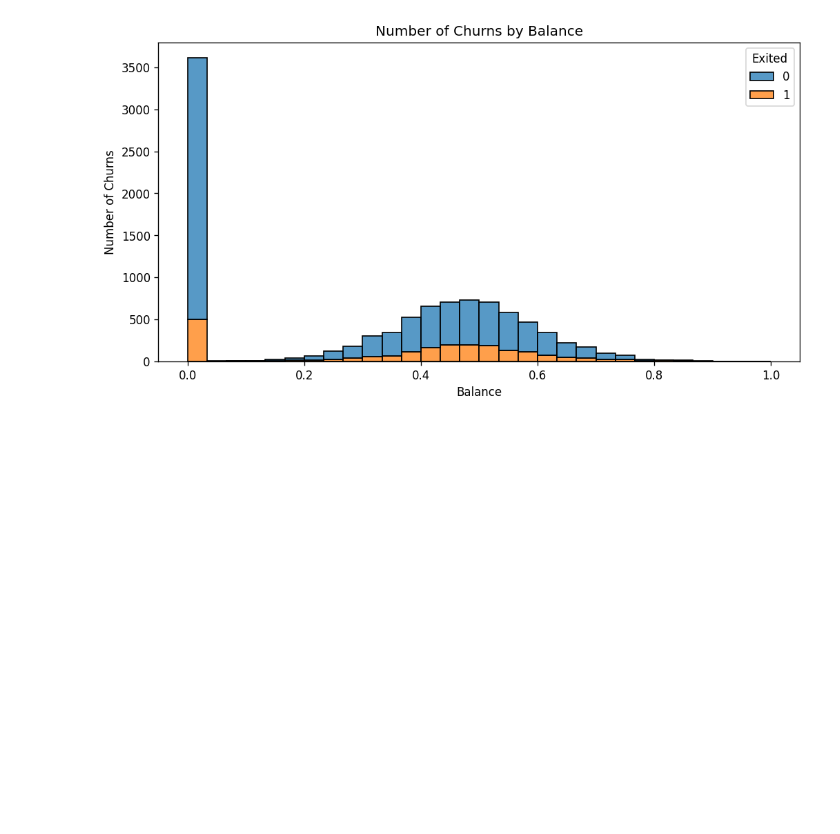
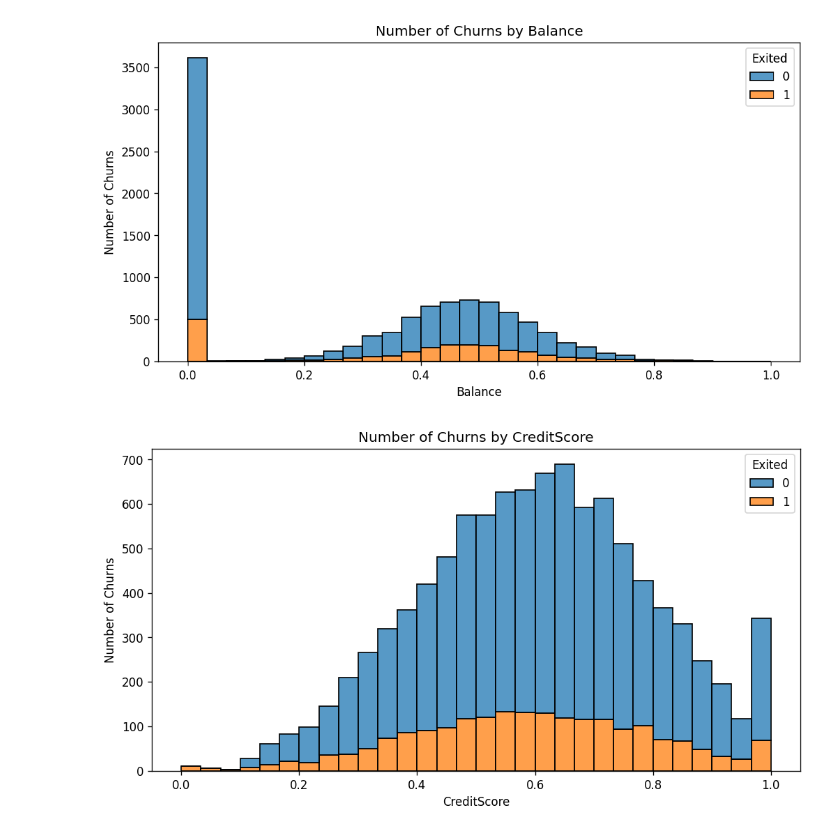
Before and after one commit to tnsonlahh/-DSEB-64A-Group-10_Customer-Churn-Prediction-, a Jupyter notebook: gugugaga.ipynb, the cells around one changed output. Drawn from its saved outputs; the diff is of its cells as text; code cells hidden in the pictures; blank space fills up the shorter version.

Commit message:
graph

```diff
--- a/gugugaga.ipynb
+++ b/gugugaga.ipynb
@@ -383,3 +384,11 @@ plt.title('Number of Churns by Balance')
 plt.show()
 # %% [output]
 [figure]
+# %%
+sns.histplot(data=df, x='CreditScore', hue='Exited', multiple='stack', bins=30)
+plt.xlabel('CreditScore')
+plt.ylabel('Number of Churns')
+plt.title('Number of Churns by CreditScore')
+plt.show()
+# %% [output]
+[figure, added]
```
Also changed, not shown: parts of 11 cells of this notebook, 3 other files.
